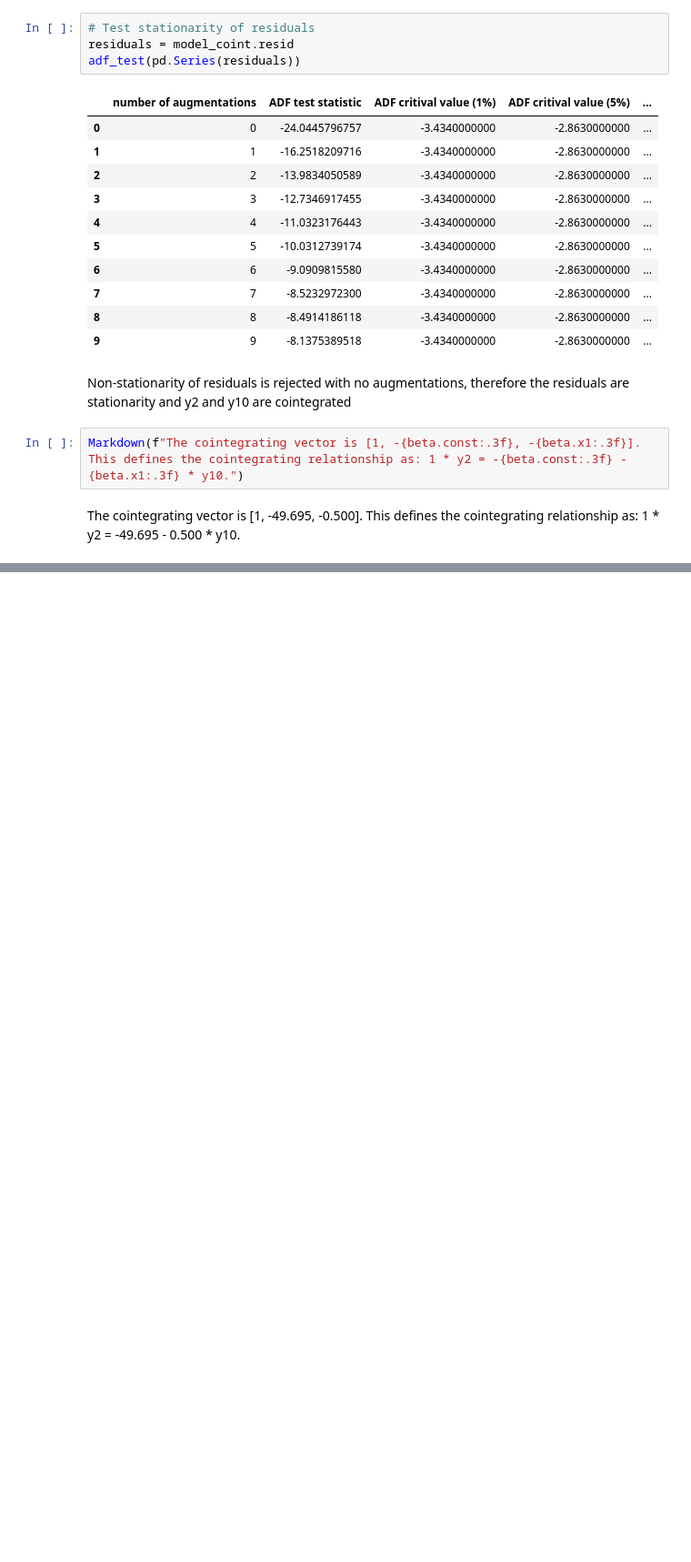
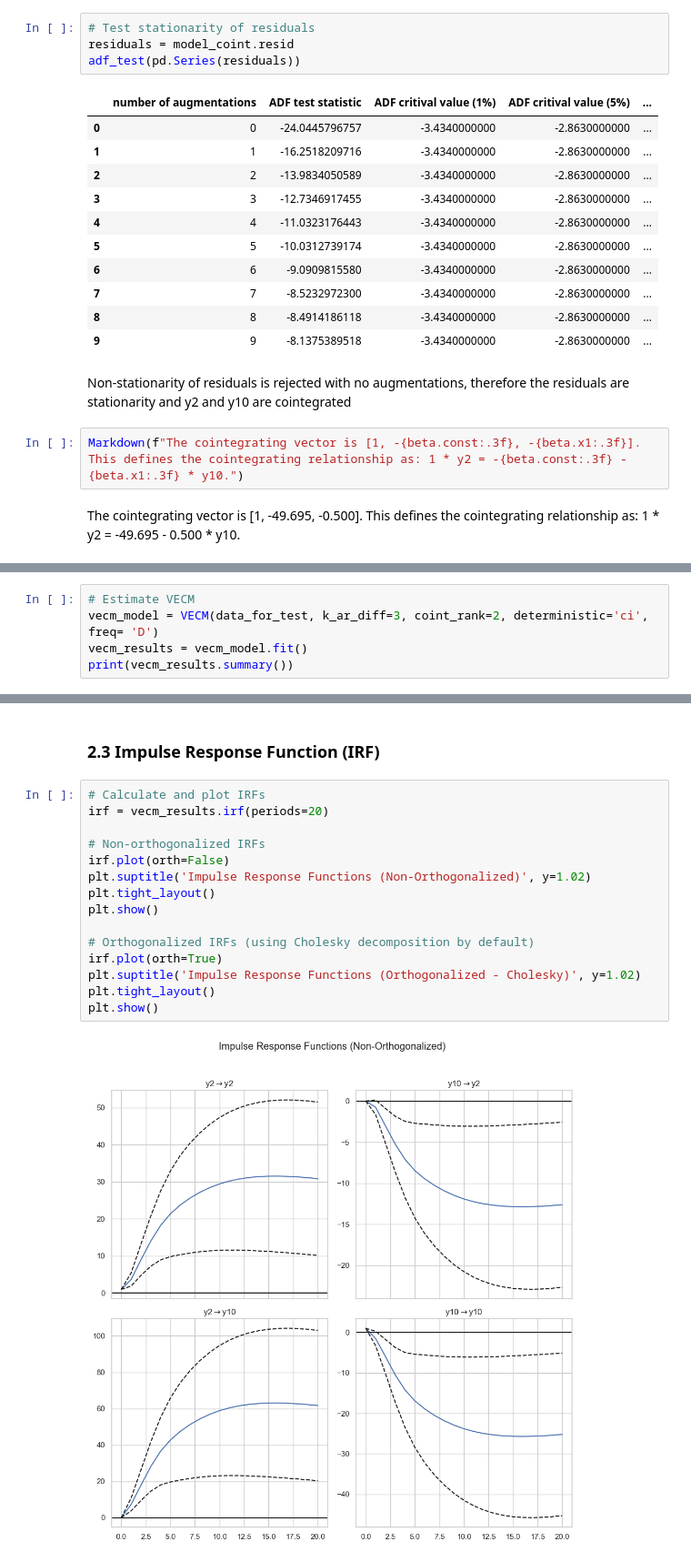
Before and after one commit to isidromoroso/TSA_project, a Jupyter notebook: TSA_project.ipynb, the cells around one changed output, grey strips where cells are left out. Shown at 91% size. Saved outputs shown, nothing was run; the diff lists cells and outputs as text; blank space fills up the shorter version.

Commit message:
Add VECM forecast to TSA_project

```diff
--- a/TSA_project.ipynb
+++ b/TSA_project.ipynb
@@ -319,0 +540,5 @@ The cointegrating vector is [1, -49.695, -0.500]. This defines the cointegrating
+# %%
+# Estimate VECM
+vecm_model = VECM(data_for_test, k_ar_diff=3, coint_rank=2, deterministic='ci', freq= 'D')
+vecm_results = vecm_model.fit()
+print(vecm_results.summary())
@@ -319,0 +587,19 @@ The cointegrating vector is [1, -49.695, -0.500]. This defines the cointegrating
+# %% [markdown]
+### 2.3 Impulse Response Function (IRF)
+# %%
+# Calculate and plot IRFs
+irf = vecm_results.irf(periods=20)
+
+# Non-orthogonalized IRFs
+irf.plot(orth=False)
+plt.suptitle('Impulse Response Functions (Non-Orthogonalized)', y=1.02)
+plt.tight_layout()
+plt.show()
+
+# Orthogonalized IRFs (using Cholesky decomposition by default)
+irf.plot(orth=True)
+plt.suptitle('Impulse Response Functions (Orthogonalized - Cholesky)', y=1.02)
+plt.tight_layout()
+plt.show()
+# %% [output]
+[figure, added]
```
Also changed, not shown: parts of 50 cells of this notebook.
